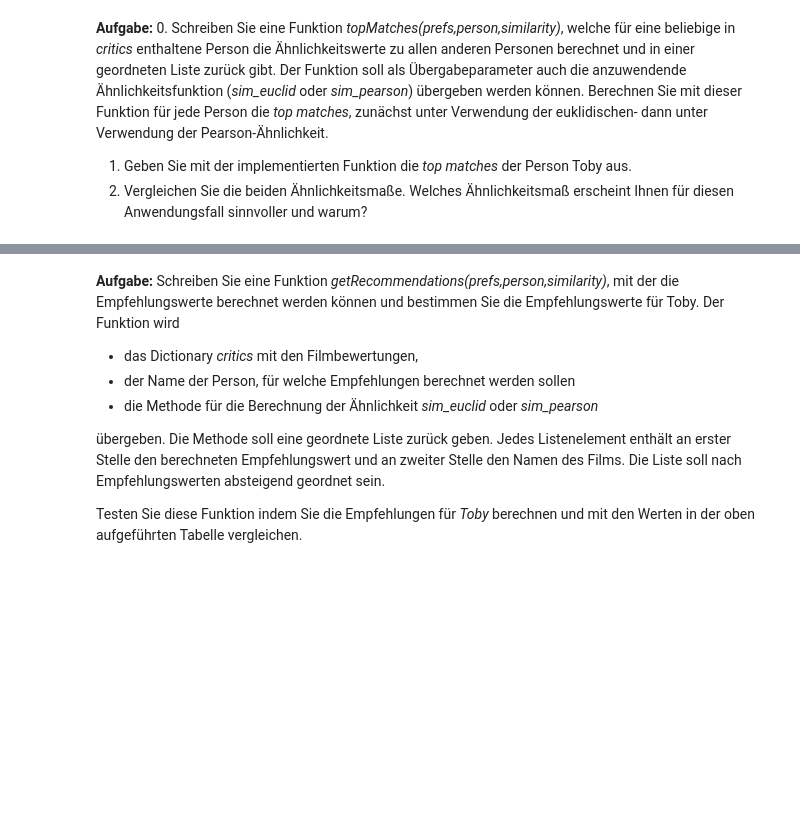
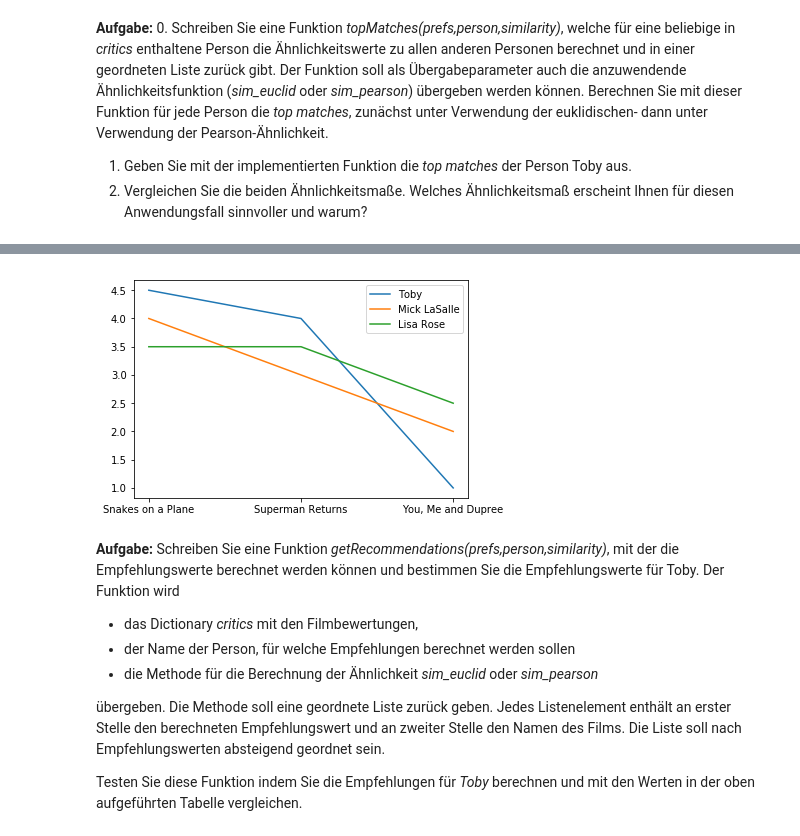
Before and after one commit to danielrotaermel/data-mining, a Jupyter notebook: VersuchRecommenderSystem.ipynb, the cells around one changed output, grey strips where cells are left out. Drawn from its saved outputs; the diff is of its cells as text; code cells hidden in the pictures; blank space fills up the shorter version.

```diff
--- a/VersuchRecommenderSystem.ipynb
+++ b/VersuchRecommenderSystem.ipynb
@@ -382,17 +417,3 @@ __Aufgabe:__
 0. Schreiben Sie eine Funktion _topMatches(prefs,person,similarity)_, welche für eine beliebige in _critics_ enthaltene Person die Ähnlichkeitswerte zu allen anderen Personen berechnet und in einer geordneten Liste zurück gibt. Der Funktion soll als Übergabeparameter auch die anzuwendende Ähnlichkeitsfunktion (_sim_euclid_ oder _sim_pearson_) übergeben werden können. Berechnen Sie mit dieser Funktion für jede Person die _top matches_, zunächst unter Verwendung der euklidischen- dann unter Verwendung der Pearson-Ähnlichkeit.
 1. Geben Sie mit der implementierten Funktion die _top matches_ der Person Toby aus.
 2. Vergleichen Sie die beiden Ähnlichkeitsmaße. Welches Ähnlichkeitsmaß erscheint Ihnen für diesen Anwendungsfall sinnvoller und warum?
-# %%
-import collections
-import operator
-def topMatches(prefs, person, function):
-    mapOfSimilarities = {}
-    for personName, movies in prefs.items():
-        if personName != person:
-            mapOfSimilarities[personName] = function(prefs, person, personName)
-    return collections.OrderedDict(sorted(mapOfSimilarities.items(), key=operator.itemgetter(1), reverse=True))
-print topMatches(critics, 'Lisa Rose', sim_euclid)
-print '\n'
-print topMatches(critics, 'Lisa Rose', sim_pearson)
-print '\n'
-print topMatches(critics, 'Toby', sim_pearson)
@@ -406,0 +420,85 @@ OrderedDict([('Lisa Rose', 0.99124070716193025), ('Mick LaSalle', 0.924473451641
+# %%
+import collections
+import operator
+
+import pprint
+pp = pprint.PrettyPrinter(indent=1)
+
+### 1 ###
+print '### 1 ###\n'
+def topMatches(prefs, person, function):
+    mapOfSimilarities = {}
+    for personName, items in prefs.items():
+        if personName != person:
+            mapOfSimilarities[personName] = function(prefs, person, personName)
+    return collections.OrderedDict(sorted(mapOfSimilarities.items(), key=operator.itemgetter(1), reverse=True))
+
+#pp.pprint(topMatches(critics, k, sim_euclid))
+
+print 'topMatches euklidean:'
+for k,v in critics.items():
+    print '\n',k, '\n##################################'
+    for k1,v1 in topMatches(critics, k, sim_euclid).items(): print '%-16s ' % k1 ,':', '%14s ' % v1,'\n',
+
+
+print '\ntopMatches pearson:'
+for k,v in critics.items():
+    print '\n',k, '\n##################################'
+    for k1,v1 in topMatches(critics, k, sim_pearson).items(): print '%-16s ' % k1 ,':', '%14s ' % v1,'\n',
+
+#print 'topMatches pearson:'
+#for k,v in critics.items():
+#    print k ,':\n', topMatches(critics, k, sim_pearson)
+
+
+### 2 ###
+print '\n### 2 ###'
+print 'topMatches euklidean Toby:\n', topMatches(critics, 'Toby', sim_euclid).items()
+print 'topMatches pearson Toby:\n', topMatches(critics, 'Toby', sim_pearson).items()
+
+
+### 3 ###
+'''
+> Vergleichen Sie die beiden Ähnlichkeitsmaße.
+Welches Ähnlichkeitsmaß erscheint Ihnen für diesen Anwendungsfall sinnvoller und warum?
+
+Die Frage, die wir uns hierfür stellen müssen ist, was für Ähnlichkeiten für die Applikation wichtig sind.
+
+* Wenn der tatsächliche Unterschied der Werte der einzelnen Attribute wichtig ist,
+  dann nutzen wir die euklidische Ähnlichkeitsfunktion.
+
+* Wenn wir allerdings einen Trend oder Formähnlichkeit (relative Ähnlichkeit) aller Werte suchen,
+  nutzen wir die Pearson-Ähnlichkeitsfunktion.
+
+Für unsere Anwendung nutzen wir die Pearson-Ähnlichkeitsfunktion.
+In dem Fall der Filmempfehlung, ist der Absolute Wert der Bewertung jedes Films nicht wichtig,
+da Benutzer möglicherweise alle Filme grundsätzlich niedriger bewerten
+oder vereinzelnd Filme überhaupt nicht mögen.
+Wichtiger ist es hier relative Charakteristika zwischen den Werten für die Korrelation zu nutzen.
+
+Im unten geplotteten Diagramm sieht man deutlich, dass Lisa Rose's Graph Toby ähnlicher in den Filmpräferenzen ist
+als Mick LaSelle.
+Trotz dass, Mick LaSelle's Abstände der einzelnen Werte zu Toby in Summe kleiner sind als die von Lisa zu Toby,
+kann man davon ausgehen, dass Lisa und Toby ähnlichere Präferenzen haben.
+# mick toby ((4,5+4)/2+(3+4)/2+(1+2)/2)=9,25
+# lisa toby ((4,5+3,5)/2+(3,5+4)/2+(2,5+1)/2)=9,5
+'''
+
+toby = critics['Toby']
+print '\nToby\n    ', toby
+
+micksalle = {i:j for i,j in critics['Mick LaSalle'].items() if i in critics['Toby']}
+print '\noverlapping values topmatch euklid:\nMick LaSalle', topMatches(critics, 'Toby', sim_euclid).items()[0][1], '\n    ', micksalle
+
+lisarose = {i:j for i,j in critics['Lisa Rose'].items() if i in critics['Toby']}
+print '\noverlapping values topmatch pearson:\nLisa Rose', topMatches(critics, 'Toby', sim_pearson).items()[0][1], '\n    ', lisarose
+
+import matplotlib.pylab as plt
+
+plt.plot(range(len(toby)), toby.values(), label='Toby')
+plt.plot(range(len(micksalle)), micksalle.values(), label='Mick LaSalle')
+plt.plot(range(len(lisarose)), lisarose.values(), label='Lisa Rose')
+plt.legend()
+plt.xticks(range(len(toby)), toby.keys())
+plt.show()
+# %% [output]
@@ -407,3 +522,4 @@ OrderedDict([('Lisa Rose', 0.99124070716193025), ('Mick LaSalle', 0.924473451641
+[figure, added]
 # %% [markdown]
 __Aufgabe:__
 Schreiben Sie eine Funktion _getRecommendations(prefs,person,similarity)_, mit der die Empfehlungswerte berechnet werden können und bestimmen Sie die Empfehlungswerte für Toby. Der Funktion wird
```
Also changed, not shown: parts of 16 cells of this notebook.
